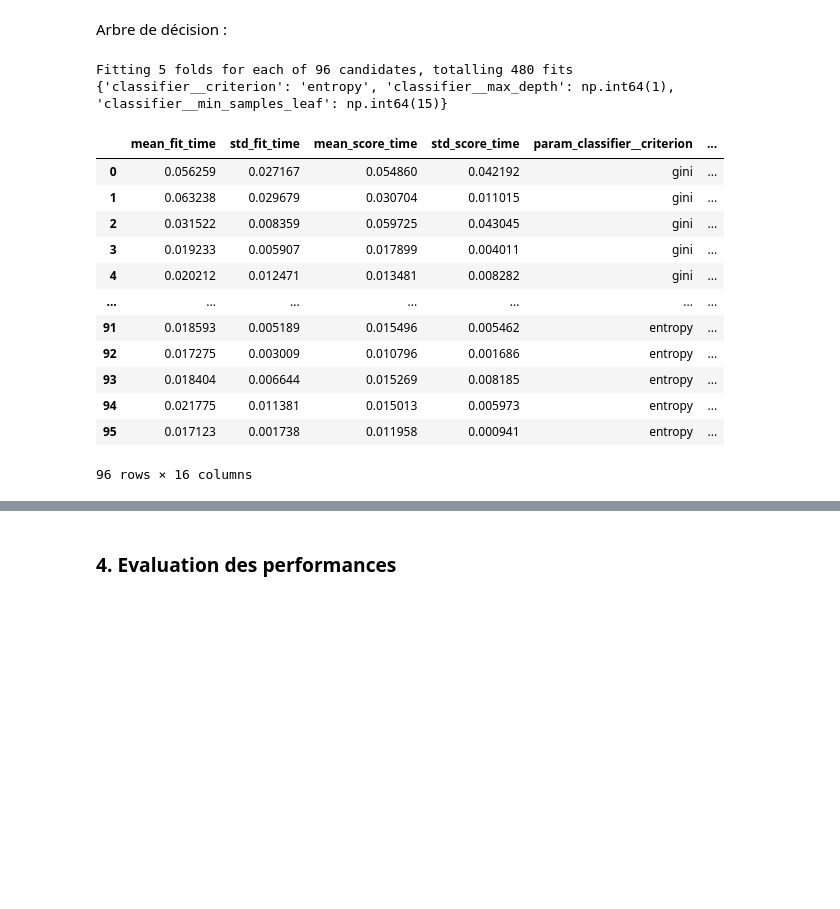
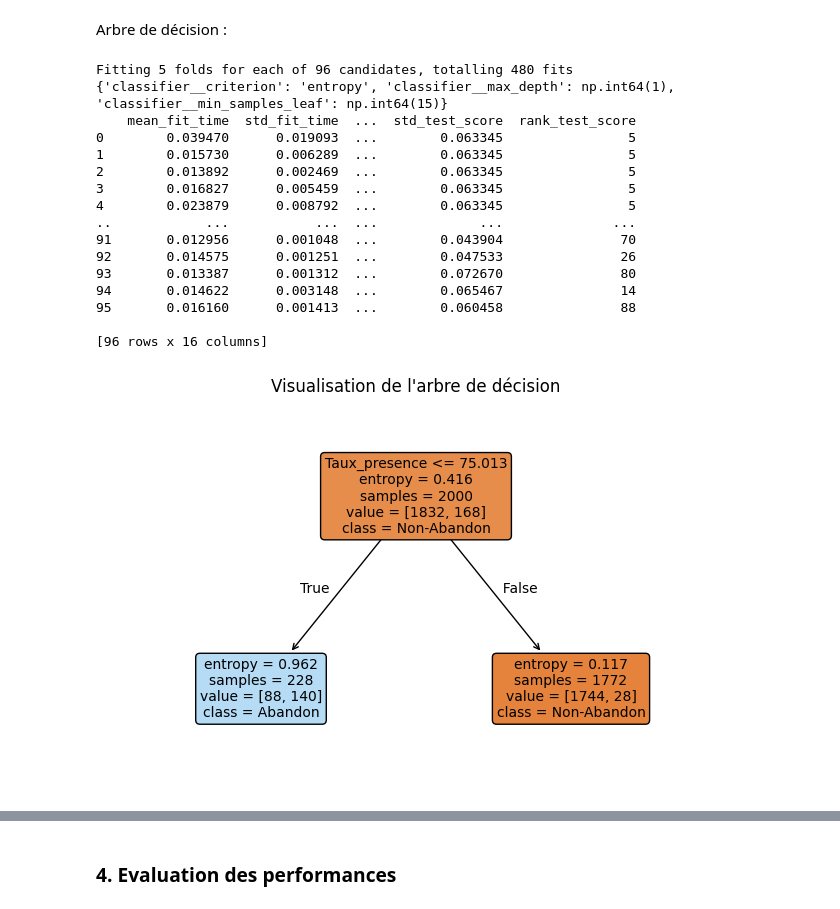
Before and after one commit to vbounmy/MiniProjetML, a Jupyter notebook: MiniProjet_1_Bounmy.ipynb, the cells around one changed output, grey strips where cells are left out. Saved outputs shown, nothing was run; the diff lists cells and outputs as text; code cells hidden in the pictures; blank space fills up the shorter version.

```diff
--- a/MiniProjet_1_Bounmy.ipynb
+++ b/MiniProjet_1_Bounmy.ipynb
@@ -178,36 +172,50 @@ Arbre de décision :
 # %%
 def get_optimal_parameters_decision_tree(problem, target):
     n_folds = 5
     parameters = {"classifier__max_depth" : numpy.arange(1, 13),
                   "classifier__min_samples_leaf" : numpy.arange(15, 75, 15),
                   "classifier__criterion" : ["gini", "entropy"]}
     grid_search_object = GridSearchCV(pipeline,
                                       parameters,
                                       cv=n_folds,
                                       scoring="f1",
                                       verbose=True)
     grid_search_object.fit(problem, target)
     print(grid_search_object.best_params_)
     scores = pandas.DataFrame(grid_search_object.cv_results_)
     best_model = grid_search_object.best_estimator_
     return best_model, scores
 
 best_model, scores = get_optimal_parameters_decision_tree(problem, target)
 
-scores
+print(scores)
+
+classifier = best_model.named_steps["classifier"]
+
+plt.figure(figsize=(8, 5))
+plot_tree(classifier,
+          feature_names=all_columns,
+          class_names=["Non-Abandon", "Abandon"],
+          filled=True,
+          rounded=True,
+          fontsize=10)
+plt.title("Visualisation de l'arbre de décision")
+plt.show()
 # %% [output]
 Fitting 5 folds for each of 96 candidates, totalling 480 fits
 {'classifier__criterion': 'entropy', 'classifier__max_depth': np.int64(1), 'classifier__min_samples_leaf': np.int64(15)}
+    mean_fit_time  std_fit_time  ...  std_test_score  rank_test_score
+0        0.039470      0.019093  ...        0.063345                5
+1        0.015730      0.006289  ...        0.063345                5
+2        0.013892      0.002469  ...        0.063345                5
+3        0.016827      0.005459  ...        0.063345                5
+4        0.023879      0.008792  ...        0.063345                5
+..            ...           ...  ...             ...              ...
+91       0.012956      0.001048  ...        0.043904               70
+92       0.014575      0.001251  ...        0.047533               26
+93       0.013387      0.001312  ...        0.072670               80
+94       0.014622      0.003148  ...        0.065467               14
+95       0.016160      0.001413  ...        0.060458               88
+
+[96 rows x 16 columns]
-|  | mean_fit_time | std_fit_time | mean_score_time | std_score_time | param_classifier__criterion | ... |
-| 0 | 0.056259 | 0.027167 | 0.054860 | 0.042192 | gini | ... |
-| 1 | 0.063238 | 0.029679 | 0.030704 | 0.011015 | gini | ... |
-| 2 | 0.031522 | 0.008359 | 0.059725 | 0.043045 | gini | ... |
-| 3 | 0.019233 | 0.005907 | 0.017899 | 0.004011 | gini | ... |
-| 4 | 0.020212 | 0.012471 | 0.013481 | 0.008282 | gini | ... |
-| ... | ... | ... | ... | ... | ... | ... |
-| 91 | 0.018593 | 0.005189 | 0.015496 | 0.005462 | entropy | ... |
-| 92 | 0.017275 | 0.003009 | 0.010796 | 0.001686 | entropy | ... |
-| 93 | 0.018404 | 0.006644 | 0.015269 | 0.008185 | entropy | ... |
-| 94 | 0.021775 | 0.011381 | 0.015013 | 0.005973 | entropy | ... |
-| 95 | 0.017123 | 0.001738 | 0.011958 | 0.000941 | entropy | ... |
-96 rows × 16 columns
+[figure, added]
```
Also changed, not shown: parts of 8 cells of this notebook.
